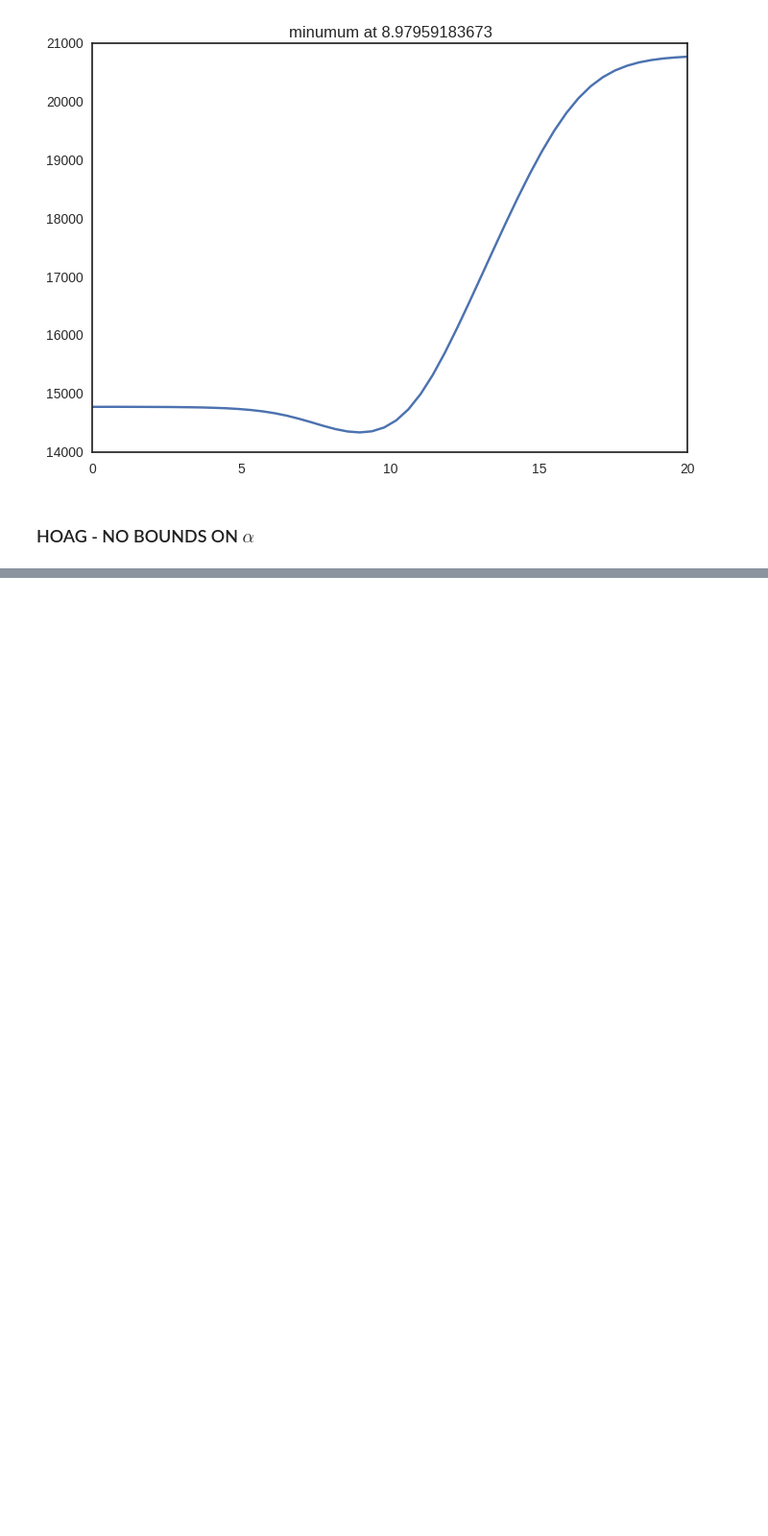
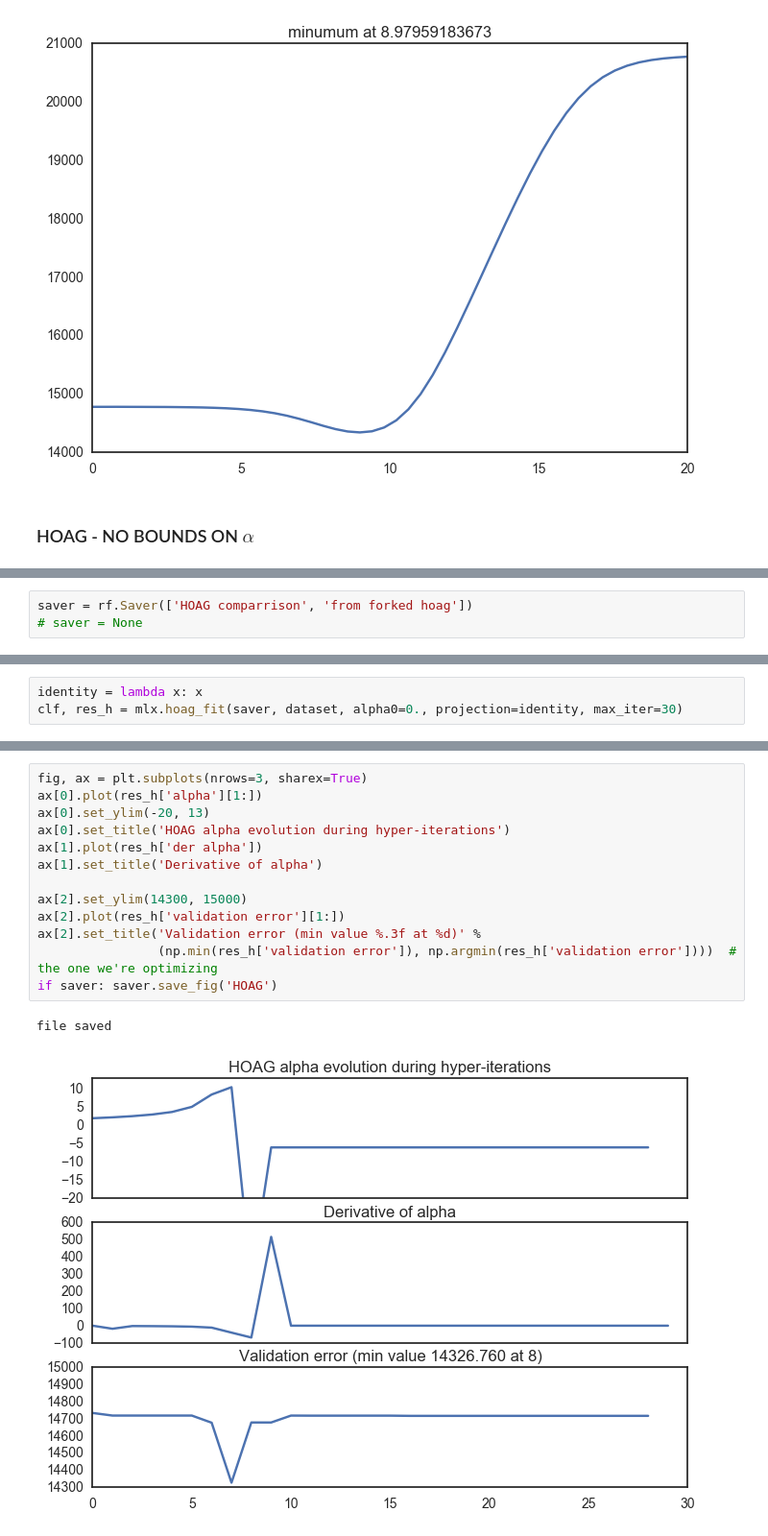
Before and after one commit to lucfra/hoag, a Jupyter notebook: experiments.ipynb, the cells around one changed output, grey strips where cells are left out. Shown: that part at 96% size. Drawn from its saved outputs; the diff is of its cells as text; blank space fills up the shorter version.

Commit message:
done experiment, fixed saver call

```diff
--- a/experiments.ipynb
+++ b/experiments.ipynb
@@ -72,0 +53,3 @@ Experiment save directory is  /media/luca/DATA/EXPERIMENTS
+# %%
+saver = rf.Saver(['HOAG comparrison', 'from forked hoag'])
+# saver = None
@@ -72,0 +58,3 @@ Experiment save directory is  /media/luca/DATA/EXPERIMENTS
+# %%
+identity = lambda x: x
+clf, res_h = mlx.hoag_fit(saver, dataset, alpha0=0., projection=identity, max_iter=30)
@@ -73 +79,17 @@ Experiment save directory is  /media/luca/DATA/EXPERIMENTS
+# %%
+fig, ax = plt.subplots(nrows=3, sharex=True)
+ax[0].plot(res_h['alpha'][1:])
+ax[0].set_ylim(-20, 13)
+ax[0].set_title('HOAG alpha evolution during hyper-iterations')
+ax[1].plot(res_h['der alpha'])
+ax[1].set_title('Derivative of alpha')
+
+ax[2].set_ylim(14300, 15000)
+ax[2].plot(res_h['validation error'][1:])
+ax[2].set_title('Validation error (min value %.3f at %d)' %
+                (np.min(res_h['validation error']), np.argmin(res_h['validation error'])))  # the one we're optimizing
+if saver: saver.save_fig('HOAG')
+# %% [output]
+file saved
+[figure, added]
 # %%
```
Also changed, not shown: parts of 7 cells of this notebook, 1 other file.
